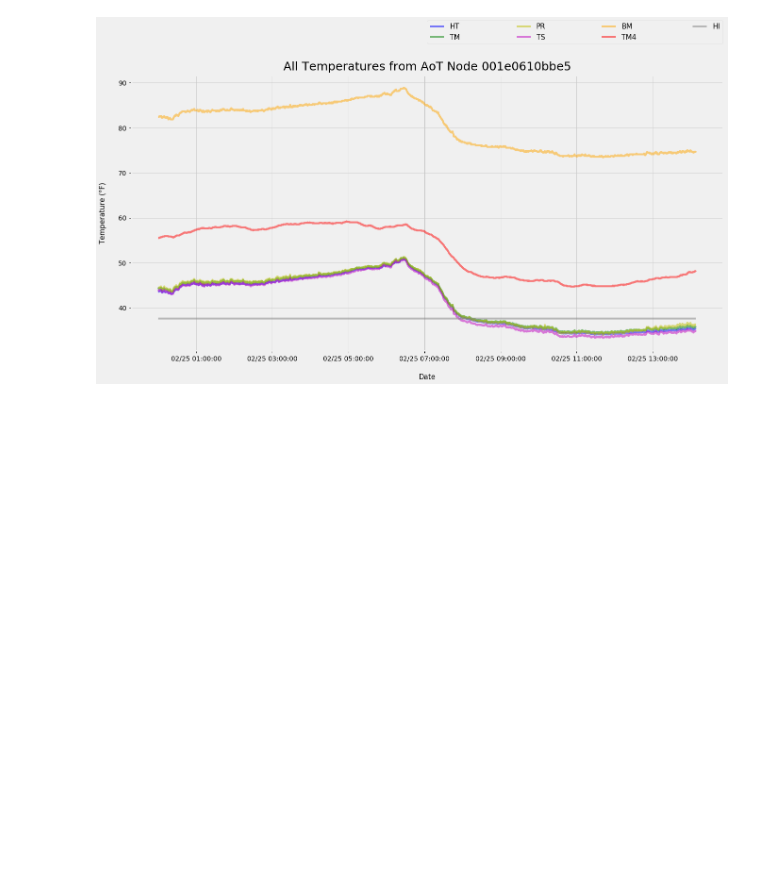
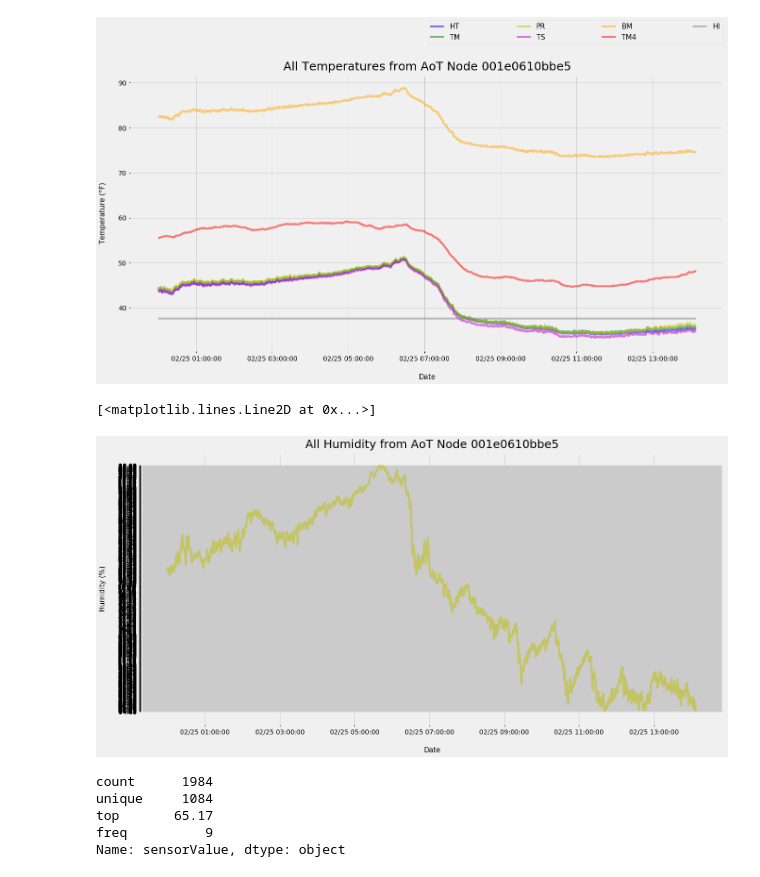
Before and after one commit to ddiLab/CommunitySensing, a Jupyter notebook: Introduction_to_AoT/Introduction_to_AoT_data.ipynb, the cells around one changed output. Cells and saved outputs as stored; diff of their text form; code cells hidden in the pictures; blank space fills up the shorter version.

```diff
--- a/Introduction_to_AoT/Introduction_to_AoT_data.ipynb
+++ b/Introduction_to_AoT/Introduction_to_AoT_data.ipynb
@@ -85,3 +85,50 @@ plt.legend(bbox_to_anchor=(0.5, 1.,0.5, 0.2),
 # %% [output]
 <matplotlib.legend.Legend at 0x...>
 [figure]
+# %%
+humidity1 = data[(data['sensorBrand'] == 'HIH4030') & (data['sensorType'] == 'humidity')].copy()
+humidity2 = data[(data['sensorBrand'] == 'HIH6130') & (data['sensorType'] == 'humidity')].copy()
+humidity3 = data[(data['sensorBrand'] == 'HTU21D') & (data['sensorType'] == 'humidity')].copy()
+humidity4 = data[(data['sensorBrand'] == 'SHT25') & (data['sensorType'] == 'humidity')].copy()
+humidity1.timestamp = pd.to_datetime(humidity1.timestamp)
+humidity2.timestamp = pd.to_datetime(humidity2.timestamp)
+humidity3.timestamp = pd.to_datetime(humidity3.timestamp)
+humidity4.timestamp = pd.to_datetime(humidity4.timestamp)
+# %%
+#import libraries
+import matplotlib.pyplot as plt
+import matplotlib.dates as mdates
+%matplotlib inline
+
+plt.style.use('fivethirtyeight')
+
+#plot data
+fig, ax = plt.subplots(figsize=(20,10))
+ax.set_title('All Humidity from AoT Node 001e0610bbe5',fontsize = 25, fontdict = {'verticalalignment':'bottom'})
+ax.set_xlabel('Date',fontsize = 15,labelpad=25)
+ax.set_ylabel('Humidity (%)',fontsize = 15,labelpad=25)
+
+#set ticks every week
+plt.tick_params(axis='both',which='both', width='1',length=5,pad = 5)
+#ax.xaxis.set_major_locator(mdates.SecondLocator())
+#set major ticks format
+#ax.xaxis.set_major_formatter(mdates.DateFormatter('%H:%M:%S'))
+ax.xaxis.set_major_formatter(mdates.DateFormatter('%m/%d %H:%M:%S'))
+
+
+# Plot
+#plt.plot(humidity1.timestamp, humidity1.sensorValue, label='HT',color = 'b',alpha= 0.5)
+#plt.plot(humidity2.timestamp, humidity2.sensorValue, label='TM',color = 'g',alpha=0.5)
+plt.plot(humidity3.timestamp, humidity3.sensorValue, label='PR', color = 'y',alpha=0.5)
+#plt.plot(humidity4.timestamp, humidity4.sensorValue, label='TS', color = 'm',alpha=0.5)
+# %% [output]
+[<matplotlib.lines.Line2D at 0x...>]
+[figure, added]
+# %%
+humidity3.sensorValue.describe()
+# %% [output]
+count      1984
+unique     1084
+top       65.17
+freq          9
+Name: sensorValue, dtype: object
```
